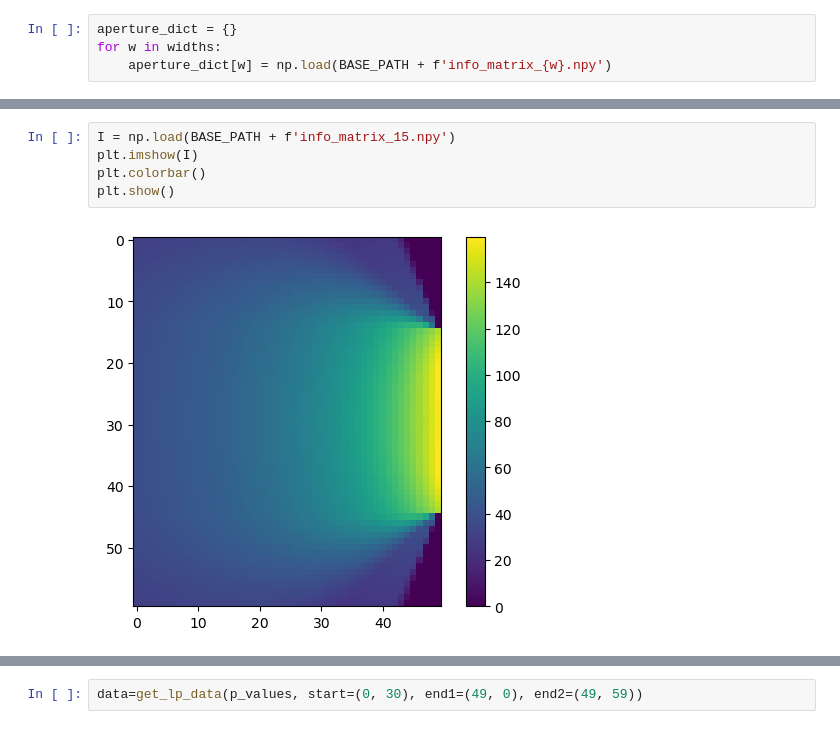
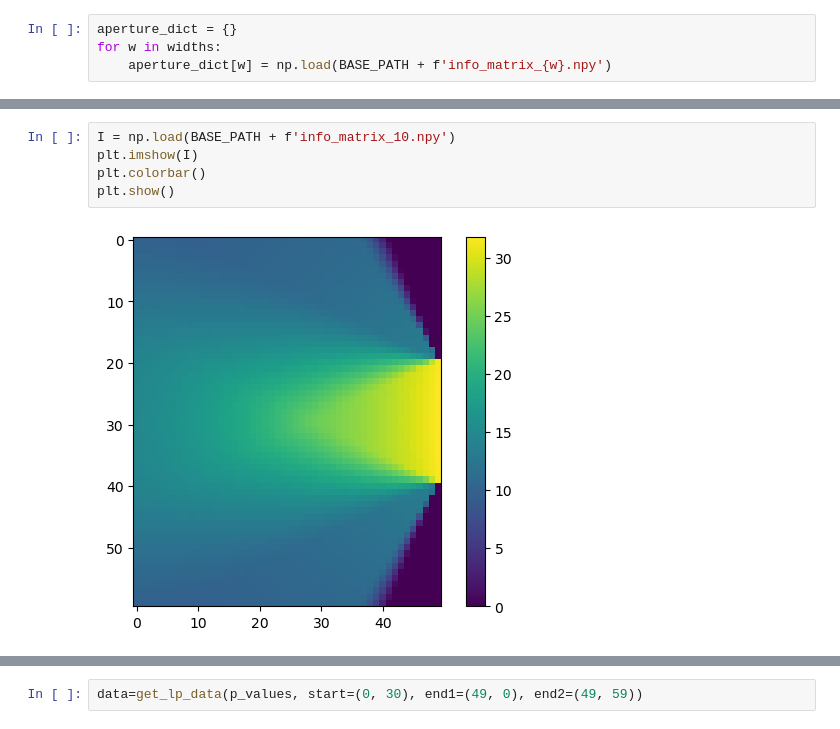
Before and after one commit to reecekeller/active_sensing, a Jupyter notebook: act_sense/data/aperture_test.ipynb, the cells around one changed output, grey strips where cells are left out. Cells and saved outputs as stored; diff of their text form.

```diff
--- a/act_sense/data/aperture_test.ipynb
+++ b/act_sense/data/aperture_test.ipynb
@@ -292,12 +291,12 @@ np.save(os.path.join(BASE_PATH, f'info_matrix_15.npy'), info_mat)
 # %% [output]
 (60, 50)
 # %%
-I = np.load(BASE_PATH + f'info_matrix_15.npy')
+I = np.load(BASE_PATH + f'info_matrix_10.npy')
 plt.imshow(I)
 plt.colorbar()
 plt.show()
 # %% [output]
-[figure, old version]
+[figure, new version]
 # %%
 
 # Plot the L-p curves starting at (30, 0) and ending at (60, 50)
```
Also changed, not shown: parts of 9 cells of this notebook, 11 other files.
